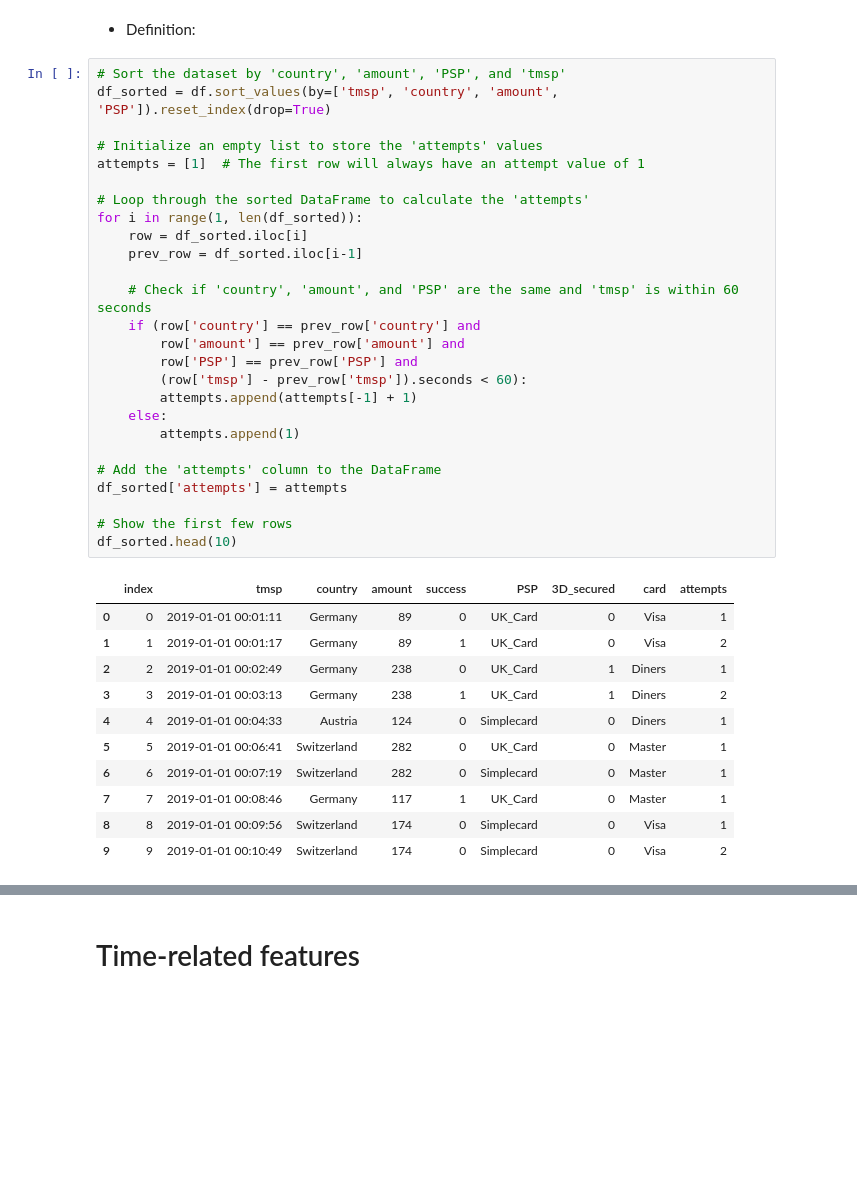
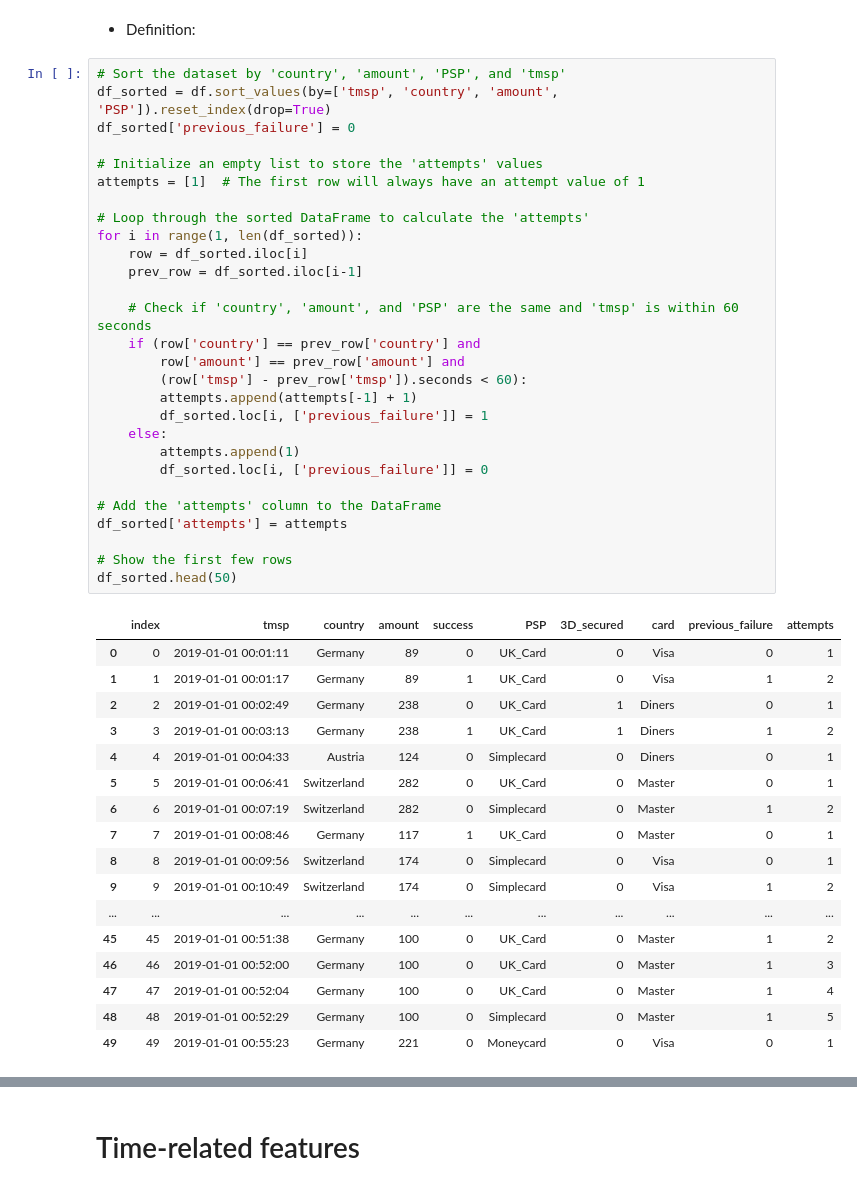
Before and after one commit to christopheress/model_engineering_creditdata, a Jupyter notebook: code/feature_engineering.ipynb, the cells around one changed output, grey strips where cells are left out. Saved outputs shown, nothing was run; the diff lists cells and outputs as text; blank space fills up the shorter version.

```diff
--- a/code/feature_engineering.ipynb
+++ b/code/feature_engineering.ipynb
@@ -17,41 +17,49 @@ df_fee = pd.read_excel(file_path_fee)
 # %%
 # Sort the dataset by 'country', 'amount', 'PSP', and 'tmsp'
 df_sorted = df.sort_values(by=['tmsp', 'country', 'amount', 'PSP']).reset_index(drop=True)
+df_sorted['previous_failure'] = 0
 
 # Initialize an empty list to store the 'attempts' values
 attempts = [1]  # The first row will always have an attempt value of 1
 
 # Loop through the sorted DataFrame to calculate the 'attempts'
 for i in range(1, len(df_sorted)):
     row = df_sorted.iloc[i]
     prev_row = df_sorted.iloc[i-1]
 
     # Check if 'country', 'amount', and 'PSP' are the same and 'tmsp' is within 60 seconds
     if (row['country'] == prev_row['country'] and
         row['amount'] == prev_row['amount'] and
-        row['PSP'] == prev_row['PSP'] and
         (row['tmsp'] - prev_row['tmsp']).seconds < 60):
         attempts.append(attempts[-1] + 1)
+        df_sorted.loc[i, ['previous_failure']] = 1
     else:
         attempts.append(1)
+        df_sorted.loc[i, ['previous_failure']] = 0
 
 # Add the 'attempts' column to the DataFrame
 df_sorted['attempts'] = attempts
 
 # Show the first few rows
-df_sorted.head(10)
+df_sorted.head(50)
 # %% [output]
-|  | index | tmsp | country | amount | success | PSP | 3D_secured | card | attempts |
-| 0 | 0 | 2019-01-01 00:01:11 | Germany | 89 | 0 | UK_Card | 0 | Visa | 1 |
-| 1 | 1 | 2019-01-01 00:01:17 | Germany | 89 | 1 | UK_Card | 0 | Visa | 2 |
-| 2 | 2 | 2019-01-01 00:02:49 | Germany | 238 | 0 | UK_Card | 1 | Diners | 1 |
-| 3 | 3 | 2019-01-01 00:03:13 | Germany | 238 | 1 | UK_Card | 1 | Diners | 2 |
-| 4 | 4 | 2019-01-01 00:04:33 | Austria | 124 | 0 | Simplecard | 0 | Diners | 1 |
-| 5 | 5 | 2019-01-01 00:06:41 | Switzerland | 282 | 0 | UK_Card | 0 | Master | 1 |
-| 6 | 6 | 2019-01-01 00:07:19 | Switzerland | 282 | 0 | Simplecard | 0 | Master | 1 |
-| 7 | 7 | 2019-01-01 00:08:46 | Germany | 117 | 1 | UK_Card | 0 | Master | 1 |
-| 8 | 8 | 2019-01-01 00:09:56 | Switzerland | 174 | 0 | Simplecard | 0 | Visa | 1 |
-| 9 | 9 | 2019-01-01 00:10:49 | Switzerland | 174 | 0 | Simplecard | 0 | Visa | 2 |
+|  | index | tmsp | country | amount | success | PSP | 3D_secured | card | previous_failure | attempts |
+| 0 | 0 | 2019-01-01 00:01:11 | Germany | 89 | 0 | UK_Card | 0 | Visa | 0 | 1 |
+| 1 | 1 | 2019-01-01 00:01:17 | Germany | 89 | 1 | UK_Card | 0 | Visa | 1 | 2 |
+| 2 | 2 | 2019-01-01 00:02:49 | Germany | 238 | 0 | UK_Card | 1 | Diners | 0 | 1 |
+| 3 | 3 | 2019-01-01 00:03:13 | Germany | 238 | 1 | UK_Card | 1 | Diners | 1 | 2 |
+| 4 | 4 | 2019-01-01 00:04:33 | Austria | 124 | 0 | Simplecard | 0 | Diners | 0 | 1 |
+| 5 | 5 | 2019-01-01 00:06:41 | Switzerland | 282 | 0 | UK_Card | 0 | Master | 0 | 1 |
+| 6 | 6 | 2019-01-01 00:07:19 | Switzerland | 282 | 0 | Simplecard | 0 | Master | 1 | 2 |
+| 7 | 7 | 2019-01-01 00:08:46 | Germany | 117 | 1 | UK_Card | 0 | Master | 0 | 1 |
+| 8 | 8 | 2019-01-01 00:09:56 | Switzerland | 174 | 0 | Simplecard | 0 | Visa | 0 | 1 |
+| 9 | 9 | 2019-01-01 00:10:49 | Switzerland | 174 | 0 | Simplecard | 0 | Visa | 1 | 2 |
+| ... | ... | ... | ... | ... | ... | ... | ... | ... | ... | ... |
+| 45 | 45 | 2019-01-01 00:51:38 | Germany | 100 | 0 | UK_Card | 0 | Master | 1 | 2 |
+| 46 | 46 | 2019-01-01 00:52:00 | Germany | 100 | 0 | UK_Card | 0 | Master | 1 | 3 |
+| 47 | 47 | 2019-01-01 00:52:04 | Germany | 100 | 0 | UK_Card | 0 | Master | 1 | 4 |
+| 48 | 48 | 2019-01-01 00:52:29 | Germany | 100 | 0 | Simplecard | 0 | Master | 1 | 5 |
+| 49 | 49 | 2019-01-01 00:55:23 | Germany | 221 | 0 | Moneycard | 0 | Visa | 0 | 1 |
 # %%
 # Group the data by 'country', 'amount', 'PSP', and 'attempts' and count unique attempts
 unique_attempts_count = df_sorted.groupby(['country', 'amount', 'PSP'])['attempts'].max().reset_index()
```
Also changed, not shown: parts of 5 cells of this notebook, 4 other files.
